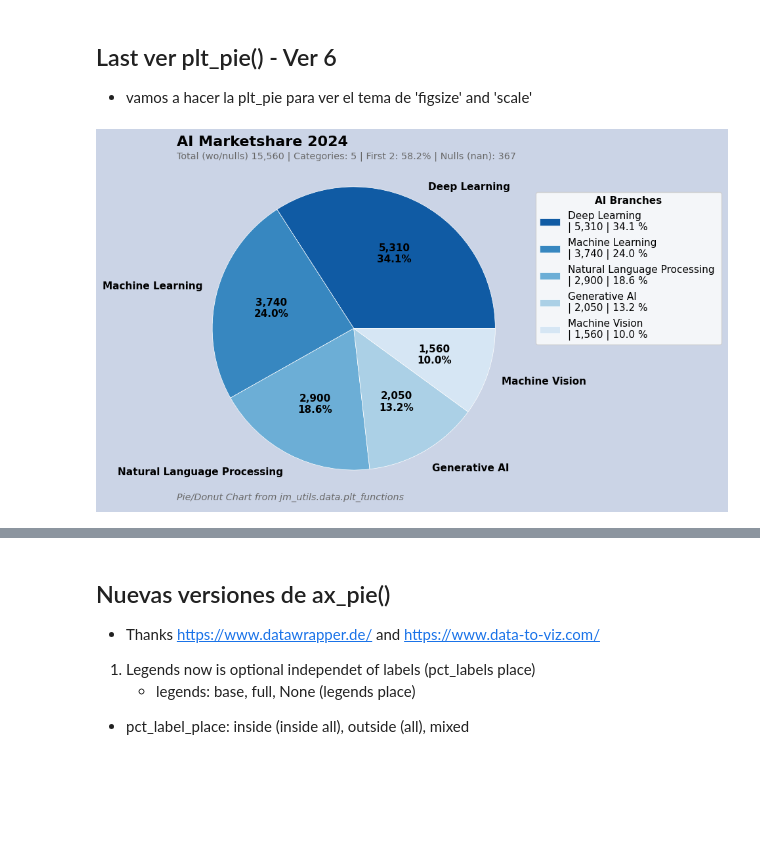
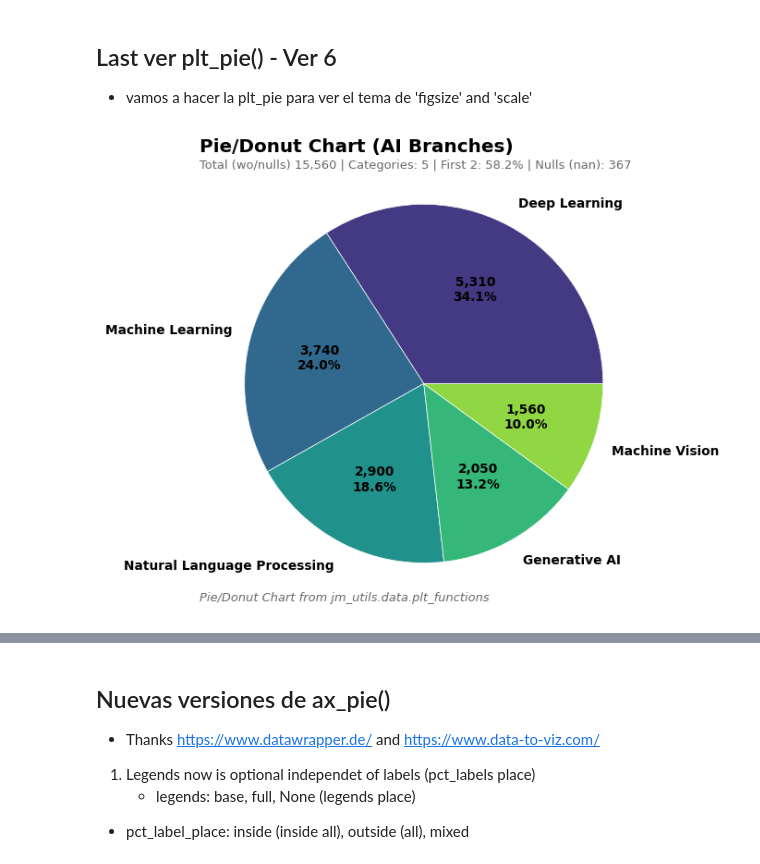
Before and after one commit to jmonti-gh/jm_utils, a Jupyter notebook: des/ax_pie.ipynb, the cells around one changed output, grey strips where cells are left out. Drawn from its saved outputs; the diff is of its cells as text; code cells hidden in the pictures; blank space fills up the shorter version.

```diff
--- a/des/ax_pie.ipynb
+++ b/des/ax_pie.ipynb
@@ -381,14 +425,15 @@ def plt_pie6(
 
     return fig, ax
 # %%
-# fig = plt_pie5(ai['Millon USD'], scale=6, startangle=0)
+# fig = plt_pie6(ai['Millon USD'], scale=5, title='AI Marketshare 2024', legends_title='AI Branches', pcts_labels='mixed', legends='full', canvas_color="#cbd4e6")
+fig = plt_pie6(ai['Millon USD'], scale=4, pcts_labels='mixed', custom_palette='viridis')
+
 # fig = plt_pie5(ai['Millon USD'], figsize=(12, 8), startangle=0, title='AI Marketshare 2024',)
 # fig = plt_pie5(ai['Millon USD'], scale=6, startangle=0, title='AI Marketshare 2024',)
-fig = plt_pie6(ai['Millon USD'], scale=5, title='AI Marketshare 2024', legends_title='AI Branches', pcts_labels='mixed', legends='full', canvas_color="#cbd4e6")
 # fig = plt_pie6(df['Gender'], value_counts=True, scale=3, pcts_labels='outside', legends='full', dropna=False, custom_palette=None, footer='', title='', show_stats_subtitle=False)
 # fig = plt_pie6(df['Source'], value_counts=True, scale=4, startangle=0, legends_title='Countries', dropna=False, legends='base', order='ix_asc')
 # %% [output]
-[figure, old version]
+[figure, new version]
 # %%
 # fig, ax = plt.subplots()
 fig, ax = plt.subplots(figsize=(6, 6))
```
Also changed, not shown: parts of 10 cells of this notebook, 3 other files.
